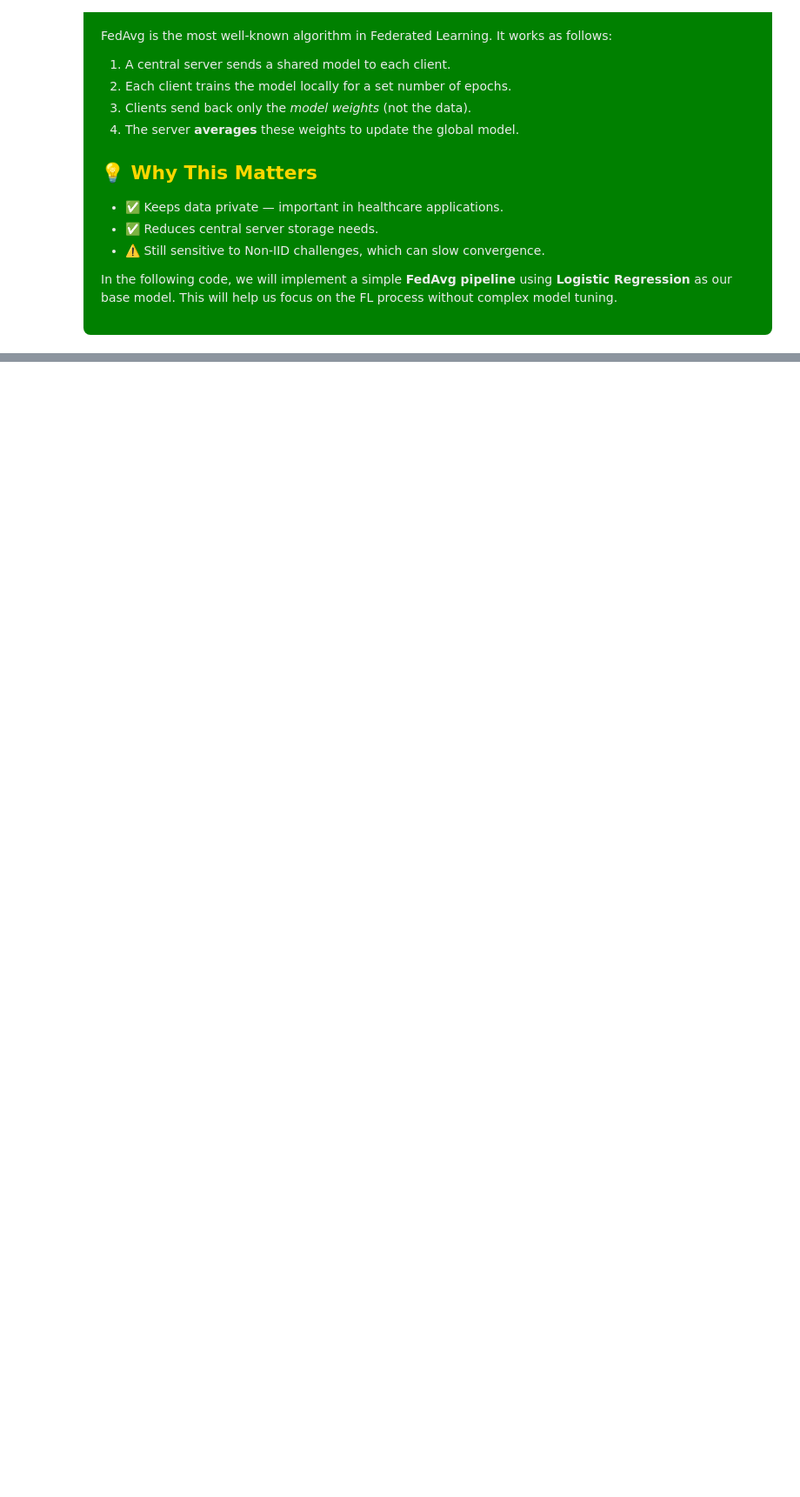
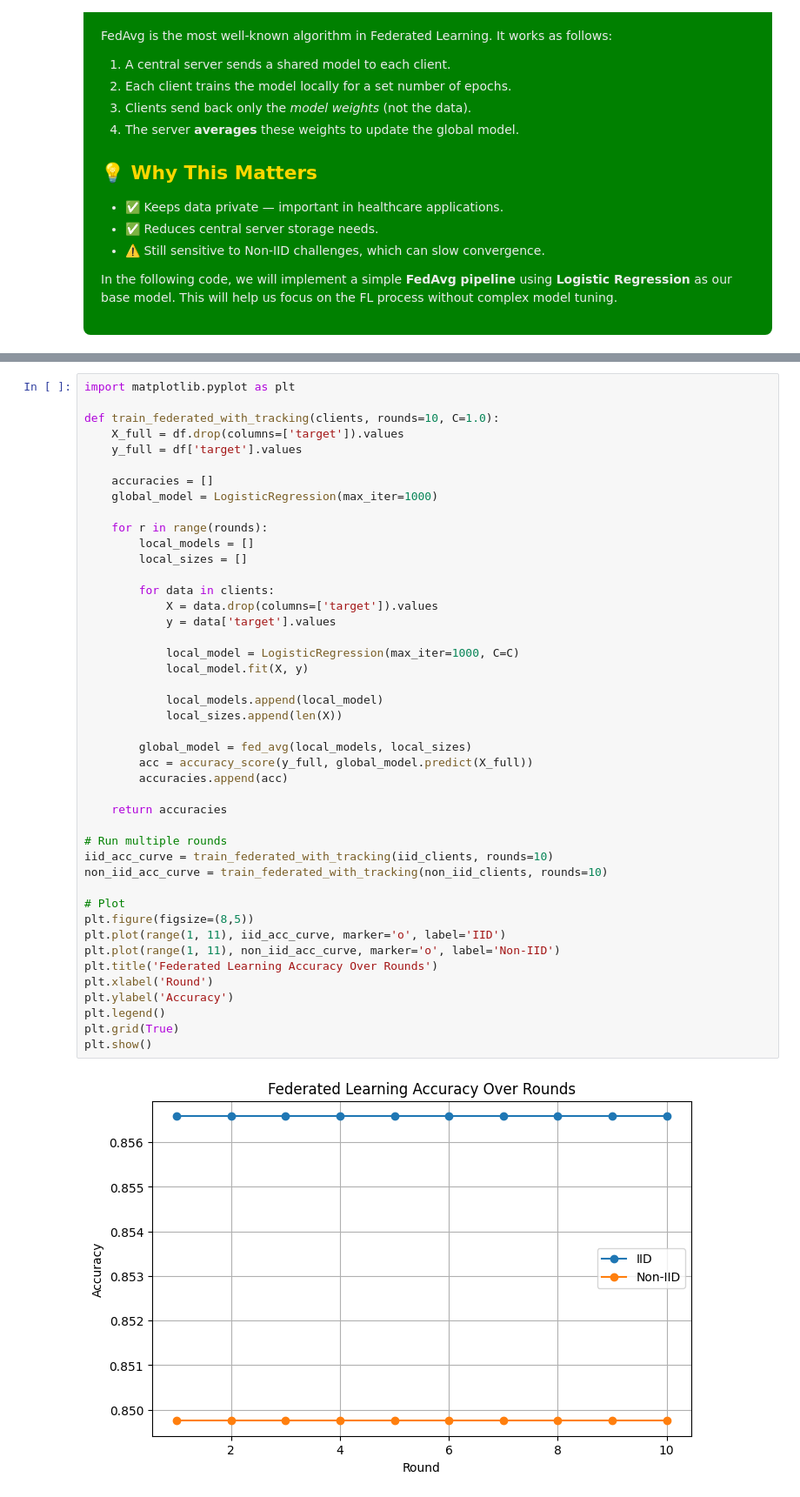
Before and after one commit to alabhastam/Intro-to-federated-learning-Heart-disease, a Jupyter notebook: main.ipynb, the cells around one changed output, grey strips where cells are left out. Shown at 87% size. Drawn from its saved outputs; the diff is of its cells as text; blank space fills up the shorter version.

Commit message:
Kaggle Notebook | Intro to federated learning : Heart disease | Version 4

```diff
--- a/main.ipynb
+++ b/main.ipynb
@@ -436,0 +501,46 @@ Non-IID Global Model Accuracy: 0.8507
+# %%
+import matplotlib.pyplot as plt
+
+def train_federated_with_tracking(clients, rounds=10, C=1.0):
+    X_full = df.drop(columns=['target']).values
+    y_full = df['target'].values
+
+    accuracies = []
+    global_model = LogisticRegression(max_iter=1000)
+
+    for r in range(rounds):
+        local_models = []
+        local_sizes = []
+
+        for data in clients:
+            X = data.drop(columns=['target']).values
+            y = data['target'].values
+
+            local_model = LogisticRegression(max_iter=1000, C=C)
+            local_model.fit(X, y)
+
+            local_models.append(local_model)
+            local_sizes.append(len(X))
+
+        global_model = fed_avg(local_models, local_sizes)
+        acc = accuracy_score(y_full, global_model.predict(X_full))
+        accuracies.append(acc)
+
+    return accuracies
+
+# Run multiple rounds
+iid_acc_curve = train_federated_with_tracking(iid_clients, rounds=10)
+non_iid_acc_curve = train_federated_with_tracking(non_iid_clients, rounds=10)
+
+# Plot
+plt.figure(figsize=(8,5))
+plt.plot(range(1, 11), iid_acc_curve, marker='o', label='IID')
+plt.plot(range(1, 11), non_iid_acc_curve, marker='o', label='Non-IID')
+plt.title('Federated Learning Accuracy Over Rounds')
+plt.xlabel('Round')
+plt.ylabel('Accuracy')
+plt.legend()
+plt.grid(True)
+plt.show()
+# %% [output]
+[figure, added]
```
Also changed, not shown: parts of 5 cells of this notebook.
